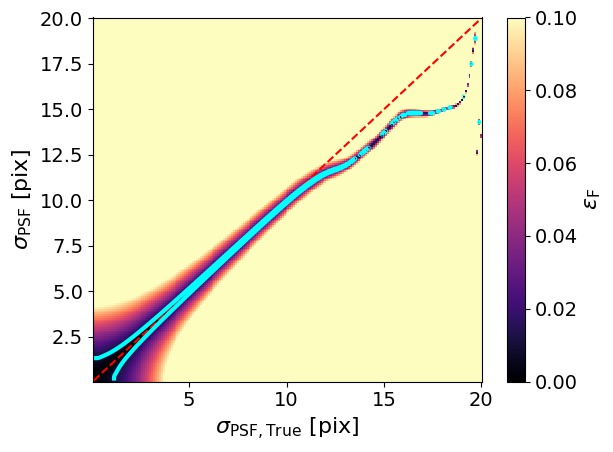
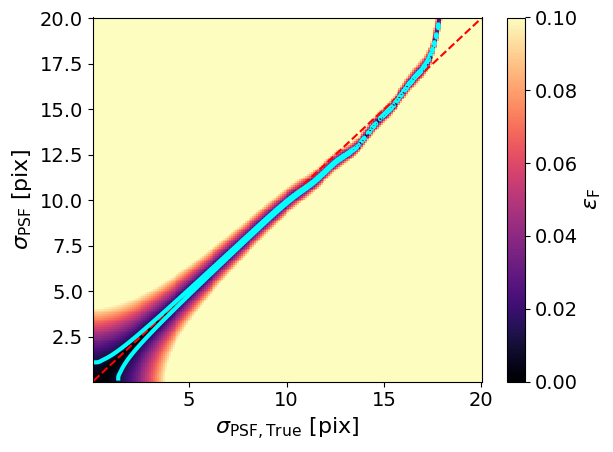
The change to this notebook cell's code, shown as a diff; its figure went from the first image to the second:
--- before
+++ after
@@ -1,4 +1,4 @@
 X, Y = np.meshgrid(psf_sizes, psf_sizes)
-plt.pcolormesh(X, Y, flux_err, vmin=0, vmax=.1)
+plt.pcolormesh(X, Y, flux_err, vmin=0, vmax=.1, rasterized=True)
 plt.plot([psf_sizes[0], psf_sizes[-1]], [psf_sizes[0], psf_sizes[-1]], 'r--')
 plt.colorbar(label=r'$\epsilon_\mathrm{F}$')

Commit: Rasterized images for the simulation plots in the notebook